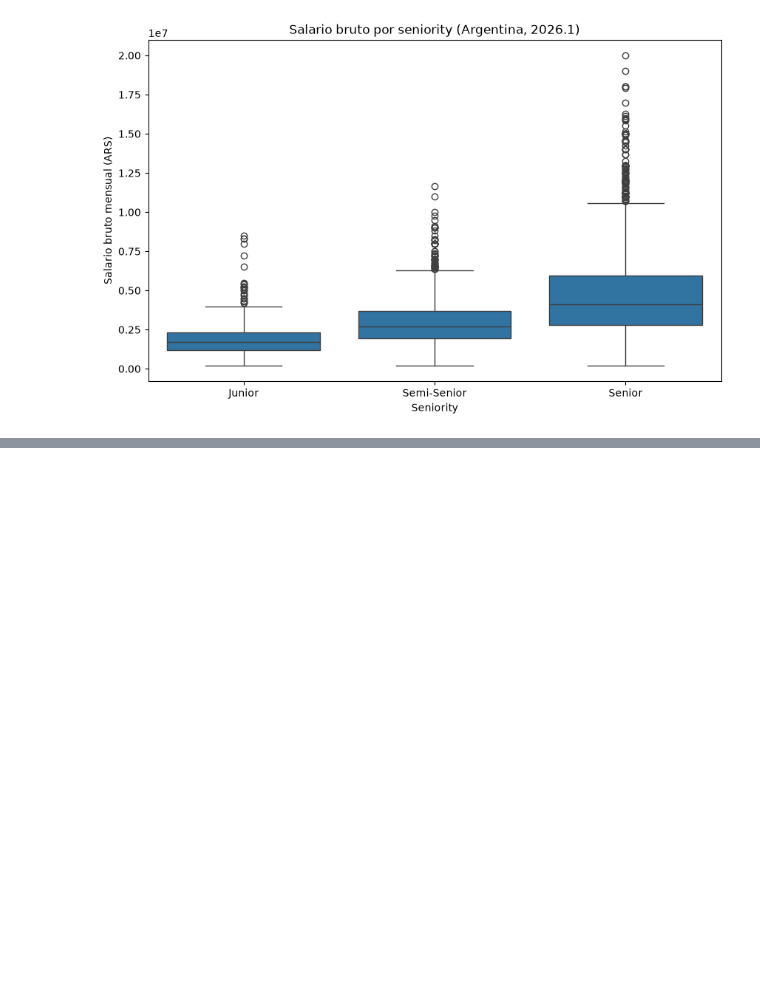
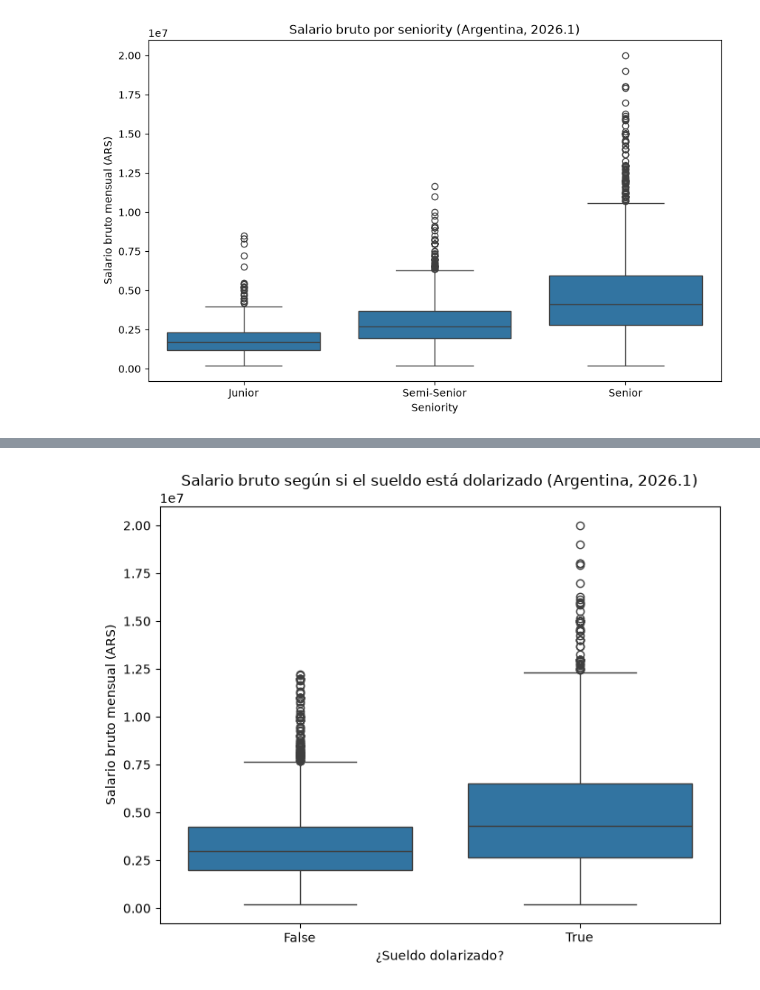
Before and after one commit to LautaroFlores47/analisis-sueldos-it, a Jupyter notebook: notebooks/03_analisis.ipynb, the cells around one changed output, grey strips where cells are left out. Saved outputs shown, nothing was run; the diff lists cells and outputs as text; code cells hidden in the pictures; blank space fills up the shorter version.

```diff
--- a/notebooks/03_analisis.ipynb
+++ b/notebooks/03_analisis.ipynb
@@ -56,0 +84,10 @@ plt.show()
+# %%
+plt.figure(figsize=(8, 6))
+sns.boxplot(data=datos, x="es_dolarizado", y="salario_bruto")
+plt.title("Salario bruto según si el sueldo está dolarizado (Argentina, 2026.1)")
+plt.xlabel("¿Sueldo dolarizado?")
+plt.ylabel("Salario bruto mensual (ARS)")
+plt.savefig("../visualizations/05_boxplot_dolarizado.png", dpi=150, bbox_inches="tight")
+plt.show()
+# %% [output]
+[figure, added]
```
Also changed, not shown: parts of 3 cells of this notebook, 3 other files.
